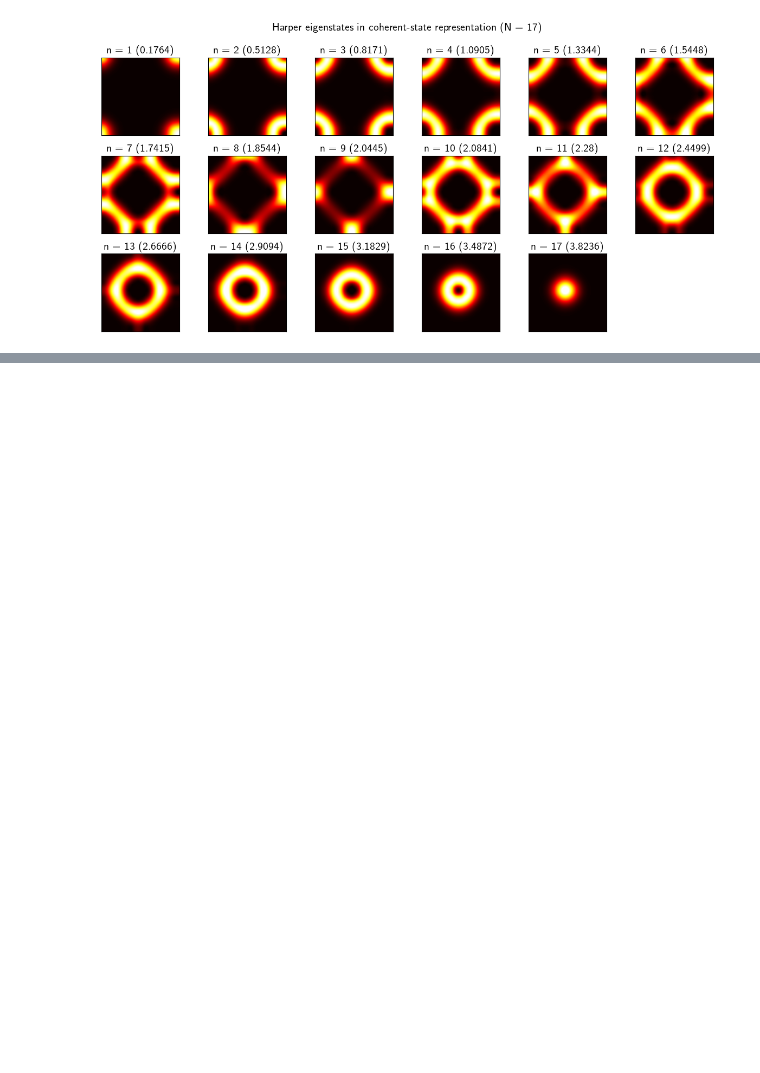
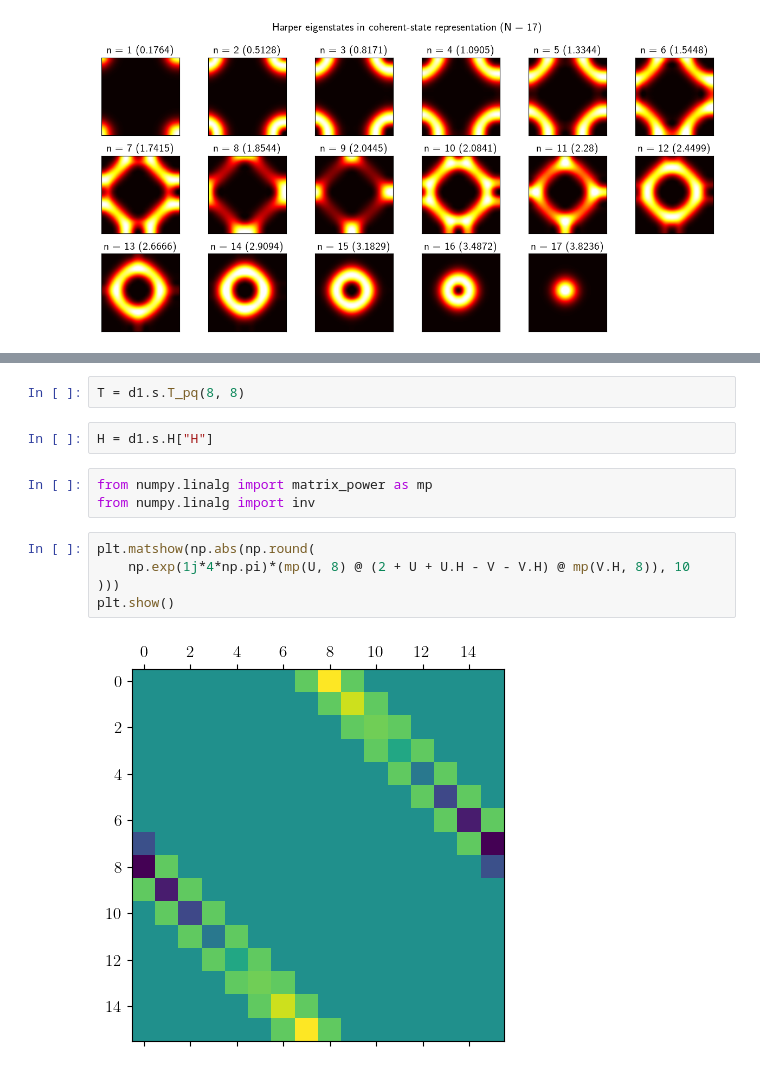
Before and after one commit to IBArbitrary/qbm, a Jupyter notebook: qbm-nb2.ipynb, the cells around one changed output, grey strips where cells are left out. Drawn from its saved outputs; the diff is of its cells as text; blank space fills up the shorter version.

```diff
--- a/qbm-nb2.ipynb
+++ b/qbm-nb2.ipynb
@@ -78,0 +174,14 @@ d2.plot_harper_states(nc = 6)
+# %%
+T = d1.s.T_pq(8, 8)
+# %%
+H = d1.s.H["H"]
+# %%
+from numpy.linalg import matrix_power as mp
+from numpy.linalg import inv
+# %%
+plt.matshow(np.abs(np.round(
+    np.exp(1j*4*np.pi)*(mp(U, 8) @ (2 + U + U.H - V - V.H) @ mp(V.H, 8)), 10
+)))
+plt.show()
+# %% [output]
+[figure, added]
```
Also changed, not shown: parts of 31 cells of this notebook, 3 other files.
